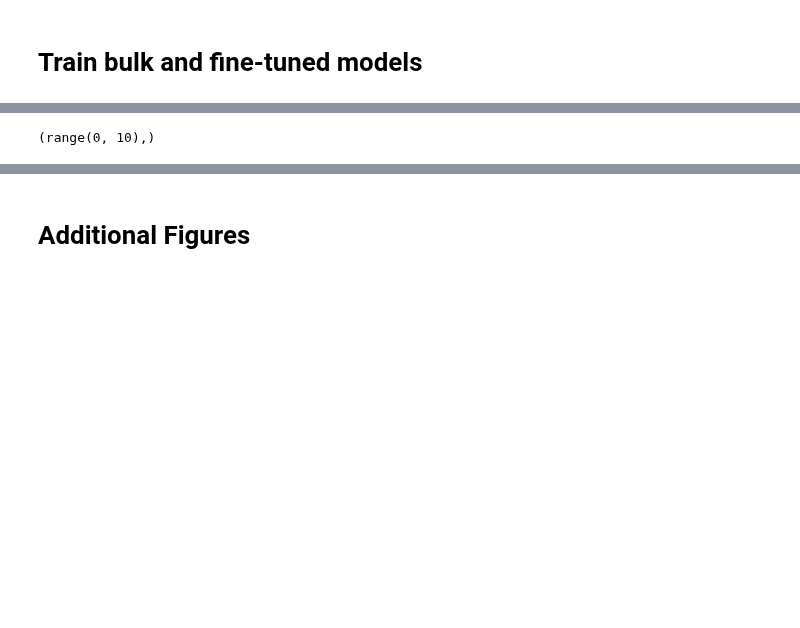
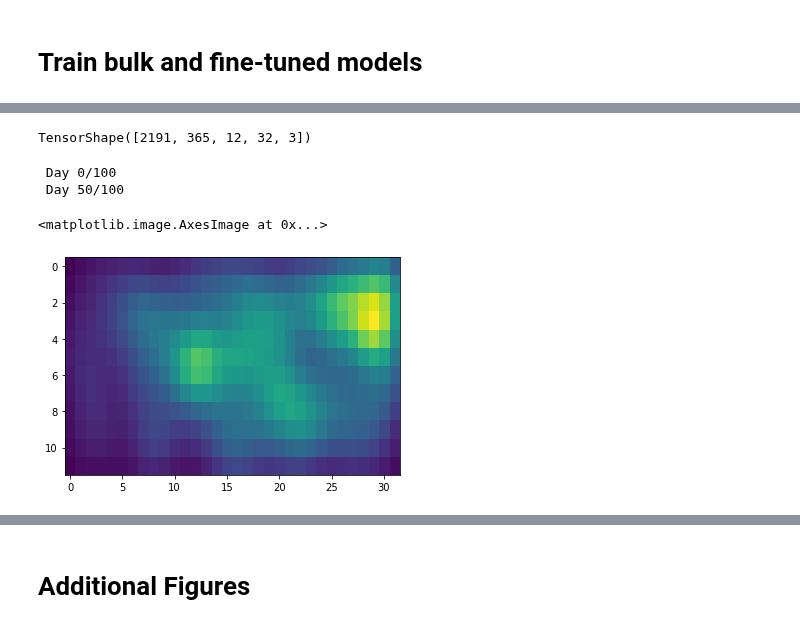
Before and after one commit to andersonsam/cnn_lstm_era, a Jupyter notebook: main_publish.ipynb, the cells around one changed output, grey strips where cells are left out. Saved outputs shown, nothing was run; the diff lists cells and outputs as text; code cells hidden in the pictures; blank space fills up the shorter version.

```diff
--- a/main_publish.ipynb
+++ b/main_publish.ipynb
@@ -704,7 +704,7 @@ def train_model(model, train_dataset, val_dataset, callbacks):
   model.fit(
       train_dataset,
       validation_data = val_dataset,
-      epochs = 1,
+      epochs = 200,
       verbose = 0,
       callbacks = [callbacks]
       )
@@ -979,9 +1114,9 @@ model = model_bulk
 x_test = x_test
 y_test = y_test
 style_dict = style_dict
-days = range(10)#days_heat,
-iters_total = iters_total
-iters_one_pass = iters_one_pass
+days = range(100)#days_heat,
+iters_total = 200
+iters_one_pass = 50
 output_dir = output_dir_bulk_heat
 saveFiles = saveFiles
 stationInds = range(len(stationInds))
@@ -1084,4 +1124,19 @@ IndexError: ignored
-# %%
-days
-# %% [output]
-(range(0, 10),)
+# %%
+np.shape(x_test)
+# %% [output]
+TensorShape([2191, 365, 12, 32, 3])
+# %%
+heat_mean = make_heat(
+    model = model_bulk,
+    x_test = x_test,
+    y_test = y_test,
+    style_dict = style_dict,
+    days = range(100),#days_heat,
+    iters_total = iters_total,
+    iters_one_pass = iters_one_pass,
+    stationInds = range(len(stationInds)),
+    verbose = 1
+    )
+# %% [output]
+ Day 0/100
+ Day 50/100
@@ -1087,0 +1151,5 @@ days
+# %%
+plt.imshow(np.reshape(heat_mean[:,0], np.shape(Tmax[0,:,:])), aspect = 'auto')
+# %% [output]
+<matplotlib.image.AxesImage at 0x...>
+[figure, added]
```
Also changed, not shown: parts of 10 cells of this notebook.
